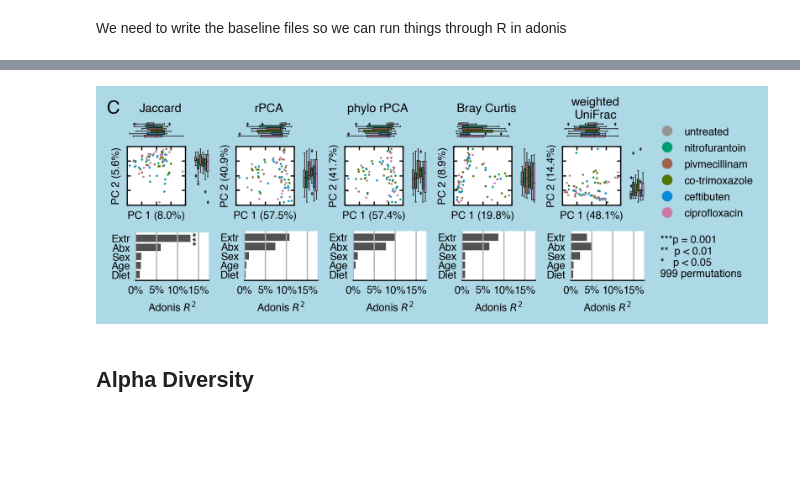
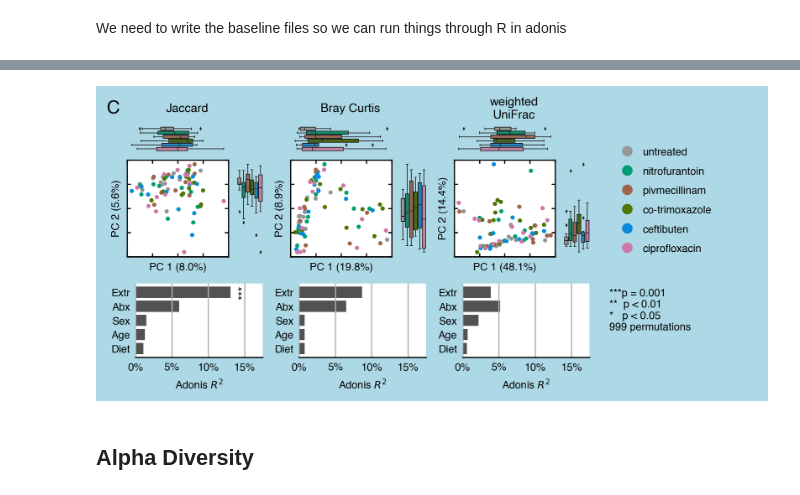
Before and after one commit to jwdebelius/antibiotic_rct_montelin, a Jupyter notebook: ipynb/F.Baseline.ipynb, the cells around one changed output, grey strips where cells are left out. Saved outputs shown, nothing was run; the diff lists cells and outputs as text; code cells hidden in the pictures; blank space fills up the shorter version.

Commit message:
baseline summary

```diff
--- a/ipynb/F.Baseline.ipynb
+++ b/ipynb/F.Baseline.ipynb
@@ -85,7 +82,3 @@ beta_dm_q2['phylo-rpca'] = \
-# %%
-beta_pc_q2['rpca'] = Artifact.load('final-data/05.rpca/baseline_rpca/biplot.qza')
-beta_pc_q2['phylo-rpca'] = \
-    Artifact.load('final-data/05.rpca/baseline_phylo_rpca/biplot.qza')
 # %% [markdown]
 We need to write the baseline files so we can run things through R in adonis
 # %%
@@ -112,6 +105,6 @@ taxa_adonis_f = \
                         values=['R2', 'p_value']
                        ).round(3)
 
-taxa_adonis_f.sort_values([('R2', 'rpca')], ascending=False, inplace=True)
+taxa_adonis_f.sort_values([('R2', 'unweighted_unifrac')], ascending=False, inplace=True)
 taxa_adonis_f
 # %% [output]
@@ -191,7 +184,7 @@ def _ord_plot(fig, pc0, pc1, hue, palette, data, perc_exp):
     ax1 = fig.add_subplot(gs[1, 1], sharey=axm, facecolor='None')
 
     scatter_kwargs = dict(edgecolor='None',
-                          s=2,)
+                          s=8,)
     box_kwargs = dict(linewidth=0.5,
                       fliersize=0.5)
 
@@ -219,8 +212,6 @@ extr_palette = {k: mpc.to_hex(c) for k, c in zip(*(extr_names, sn.color_palette(
 # %%
 met_order = [['jaccard', 'jc', 'Jaccard'],
              # ['unweighted_unifrac', 'uu', 'unweighted\nUniFrac'],
-             ['rpca', 'rpc', 'rPCA'],
-             ['phylo_rpca', 'ppc', 'phylo rPCA'],
              ['braycurtis', 'bc', 'Bray Curtis'],
              ['weighted_unifrac', 'wu', 'weighted\nUniFrac']
              ]
@@ -243,43 +234,44 @@ def _plot_baseline_pc(figt, figa, figc, metric, prefix, title):
     axt.text(0.5, 0.5, title, ha='center', va='center', size=8)
     sn.despine(figt, left=True, right=True, top=True, bottom=True)
 # %%
-fig = plt.figure(dpi=300, constrained_layout=True, figsize=(6, 2), facecolor='lightblue')
+fig = plt.figure(dpi=300, constrained_layout=True, figsize=(6, 2.75), facecolor='lightblue')
 def _build_beta_panels(fig):
     """
     Convenience function to mak the beta figure easier
     """
-    figs = fig.subfigures(3, 6, height_ratios=[0.15, 1, 0.85], facecolor='None')
+    figs = fig.subfigures(3, 4, height_ratios=[0.15, 1, 0.75], facecolor='None')
     for fig_r, met_info in zip(*(figs.T, met_order)):
         _plot_baseline_pc(*fig_r, *met_info)
     axl = figs.T[-1][1].add_subplot(1,1,1, facecolor='None')
     axl.scatter(y=5 - np.arange(0, 6),
                 x=np.ones(6),
                 c=colors,
                 marker='o',
                )
     axl.set_ylim(-0.5, 5.5)
     axl.set_yticks(5 - np.arange(0, 6))
     axl.set_yticklabels(abx_order)
     axl.xaxis.set_tick_params(**hide_axes)
     axl.yaxis.set_tick_params(left=False, labelleft=False, right=False,
                               labelright=True, labelsize=7, length=0)
+    axl.set_position((0.125, 0.125, 0.125, 0.75))
     sn.despine(ax=axl, left=True, right=True, top=True, bottom=True)
 
     axa = figs.T[-1][2].add_subplot(1,1,1, facecolor='None')
     axa.set_xlim(0, 1)
     axa.set_ylim(0, 1)
     axa.text(s='***p = 0.001\n**  p < 0.01\n*   p < 0.05\n999 permutations',
              x=0.05, y=0.95, ha='left', va='top', size=7)
     axa.xaxis.set_tick_params(**hide_axes)
     axa.yaxis.set_tick_params(**hide_axes)
     sn.despine(ax=axa, left=True, right=True, top=True, bottom=True)
     figs[0][0].axes[0].text(figs[0][0].axes[0].get_xlim()[0],
                             np.mean(figs[0][0].axes[0].get_ylim()),
                             'C', size=12, ha='left', va='center')
 
 _build_beta_panels(fig)
 # %% [output]
-[figure, old version]
+[figure, new version]
 # %% [markdown]
 ## Alpha Diversity
 # %%
```
Also changed, not shown: parts of 16 cells of this notebook, 3 other files.
